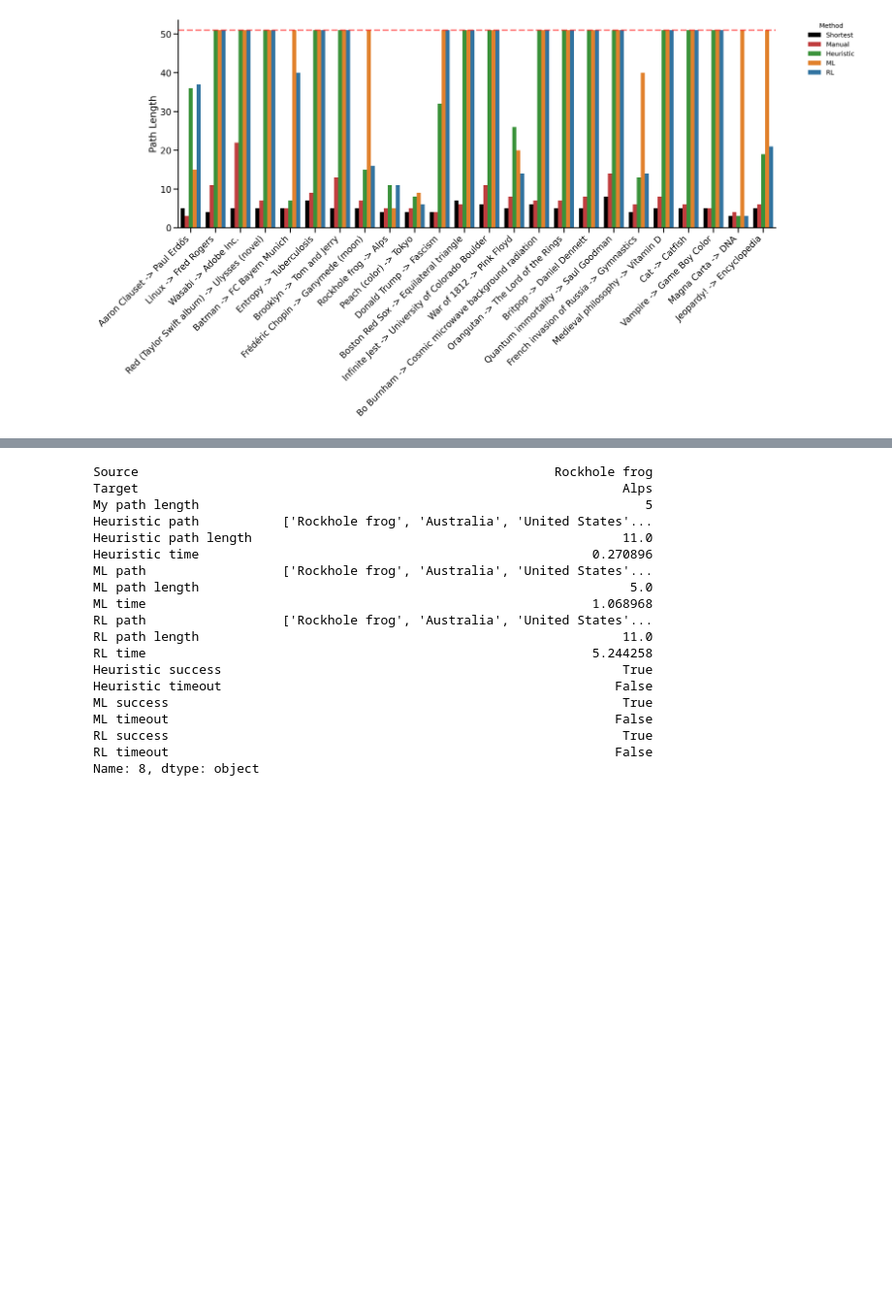
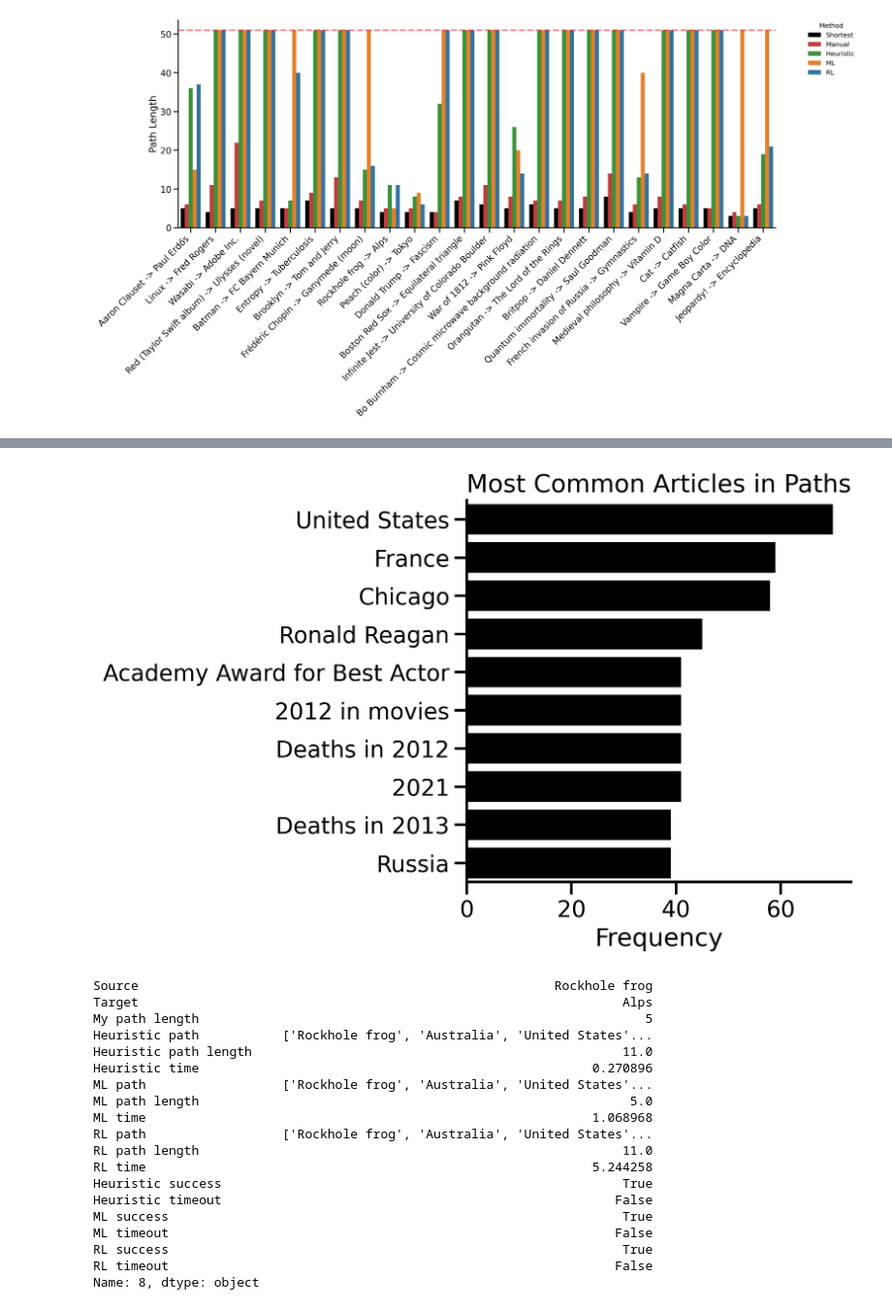
Before and after one commit to Bennibraun/CSCI-5352-Project, a Jupyter notebook: graph_plots.ipynb, the cells around one changed output, grey strips where cells are left out. Shown at 97% size. Cells and saved outputs as stored; diff of their text form; code cells hidden in the pictures; blank space fills up the shorter version.

```diff
--- a/graph_plots.ipynb
+++ b/graph_plots.ipynb
@@ -534,0 +535,6 @@ Passing `palette` without assigning `hue` is deprecated and will be removed in v
+# %%
+# Calculate average time per step (i.e. for each navigation, divide the time in seconds by the number of steps taken)
+perf_long['time per step'] = perf_long['time'] / perf_long['path length']
+# calculate average per method
+avg_time_per_step = perf_long.groupby('method')['time per step'].mean().reset_index()
+avg_time_per_step
@@ -534,0 +564,18 @@ Passing `palette` without assigning `hue` is deprecated and will be removed in v
+# %%
+# List the top 10 articles by frequency of being in a path
+paths = perf_long[perf_long['method'].isin(['RL','ML','Heuristic'])]['path'].tolist()
+# paths = perf_long['path'].tolist()
+# some are strings like "['a','b']", make them lists
+paths = [eval(str(path)) for path in paths if path is not None]
+
+# list the most common strings in the paths
+from collections import Counter
+from itertools import chain
+
+# Flatten the list of lists
+flat_paths = [item for sublist in paths for item in sublist]
+# Count the frequency of each article
+counter = Counter(flat_paths)
+# Get the 10 most common articles
+most_common = counter.most_common(10)
+most_common
@@ -535,3 +593,14 @@ Passing `palette` without assigning `hue` is deprecated and will be removed in v
+# %%
+# plot the most common articles as a barplot
+fig,ax = plt.subplots(figsize=(5,5),dpi=300)
+sns.barplot(y=[x[0] for x in most_common], x=[x[1] for x in most_common], ax=ax, color='black')
+ax.set_xlabel('Frequency')
+ax.set_ylabel('')
+ax.set_title('Most Common Articles in Paths')
+sns.despine()
+plt.show()
+# %% [output]
+[figure, added]
 # %%
 perf.iloc[8,:]
 # %% [output]
```
Also changed, not shown: parts of 6 cells of this notebook, 1 other file.
